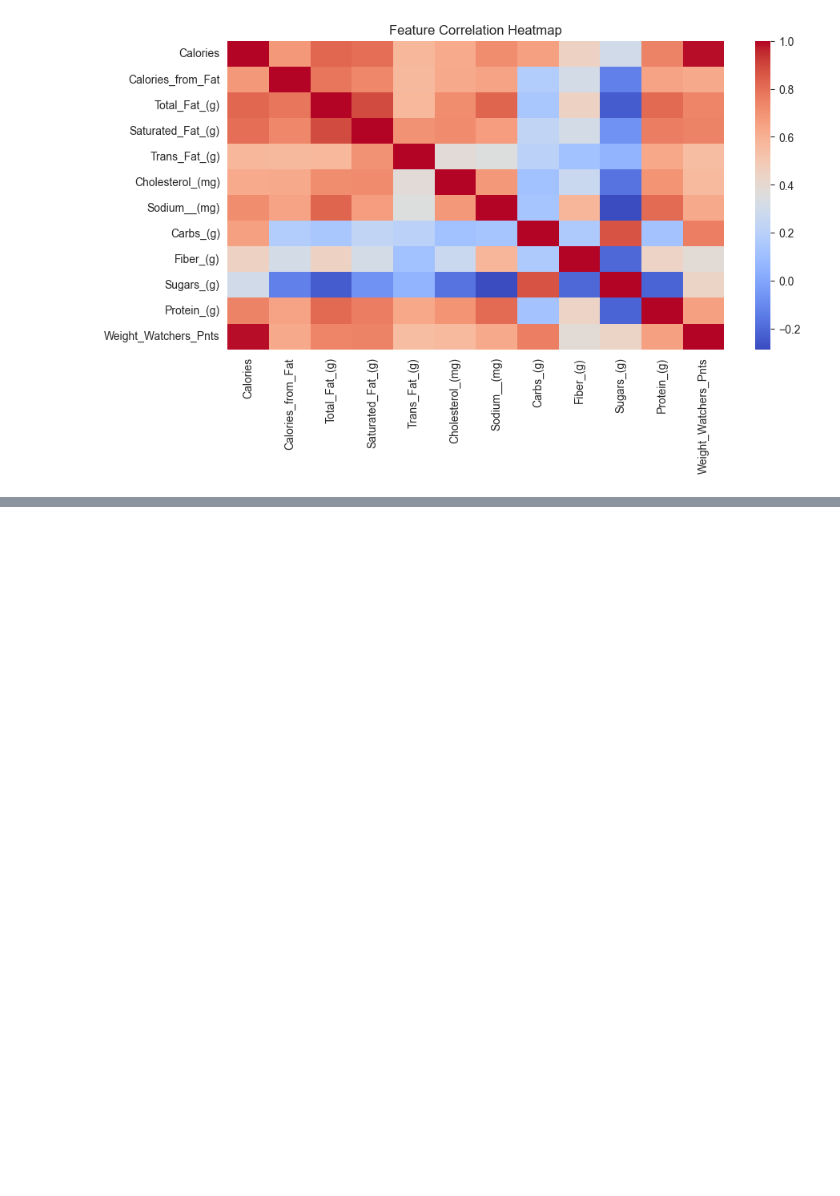
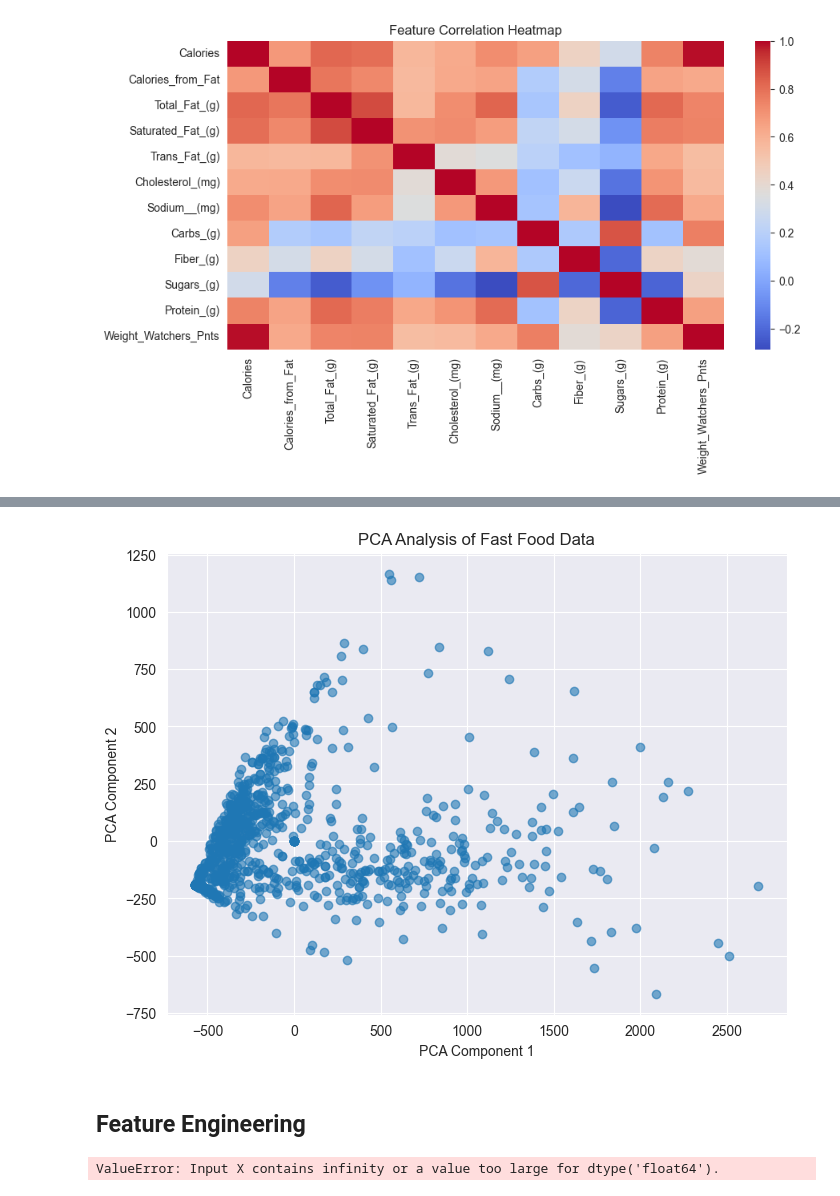
Before and after one commit to cr403/CS526, a Jupyter notebook: analysis.ipynb, the cells around one changed output, grey strips where cells are left out. Drawn from its saved outputs; the diff is of its cells as text; code cells hidden in the pictures; blank space fills up the shorter version.

```diff
--- a/analysis.ipynb
+++ b/analysis.ipynb
@@ -94,0 +111,32 @@ plt.show()
+# %%
+df_numeric = df.select_dtypes(include=[np.number])
+df_numeric = df_numeric.loc[:, df_numeric.var() > 0]
+df_numeric = df_numeric.dropna()
+
+from sklearn.decomposition import PCA
+import matplotlib.pyplot as plt
+
+pca = PCA(n_components=2)
+pca_result = pca.fit_transform(df_numeric)
+
+plt.figure(figsize=(8, 6))
+plt.scatter(pca_result[:, 0], pca_result[:, 1], alpha=0.6)
+plt.xlabel("PCA Component 1")
+plt.ylabel("PCA Component 2")
+plt.title("PCA Analysis of Fast Food Data")
+plt.show()
+# %% [output]
+[figure, added]
+# %% [markdown]
+## Feature Engineering
+# %%
+df["Calorie_Protein_Ratio"] = df["Calories"] / df["Protein_(g)"]
+df["Fat_Carb_Ratio"] = df["Total_Fat_(g)"] / df["Carbs_(g)"]
+
+scaler = StandardScaler()
+num_features = df.select_dtypes(include=[np.number]).columns
+df[num_features] = scaler.fit_transform(df[num_features])
+
+df.head()
+# %% [output]
+ValueError: Input X contains infinity or a value too large for dtype('float64').
```
Also changed, not shown: parts of 2 cells of this notebook.
